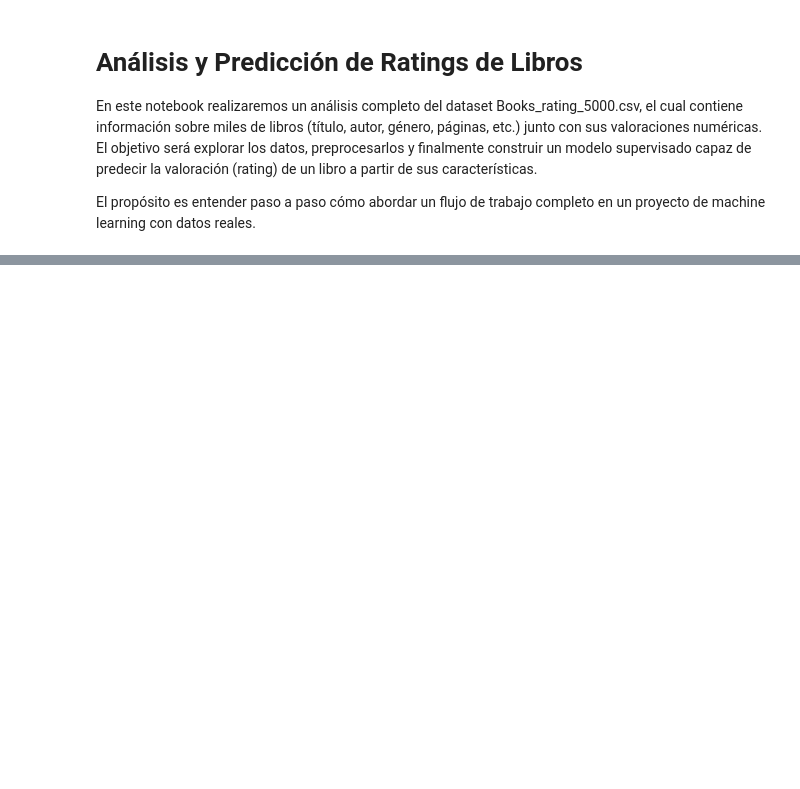
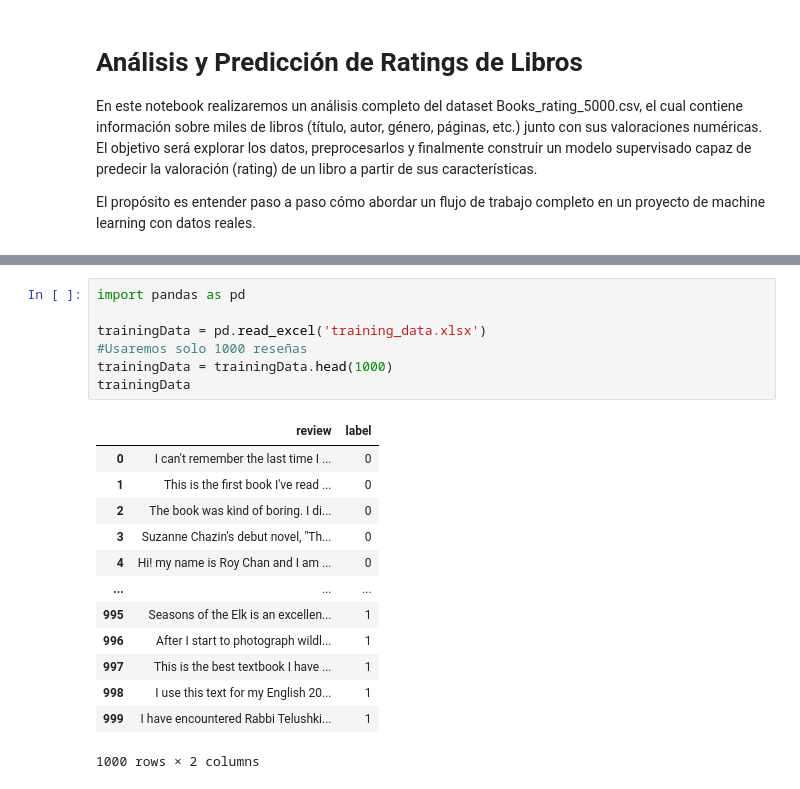
Before and after one commit to Akanenosketch/Bookflix-ABP, a Jupyter notebook: Notebook_Bookflix_Análisis_De_Sentimientos.ipynb, the cells around one changed output, grey strips where cells are left out. Cells and saved outputs as stored; diff of their text form; blank space fills up the shorter version.

```diff
--- a/Notebook_Bookflix_Análisis_De_Sentimientos.ipynb
+++ b/Notebook_Bookflix_Análisis_De_Sentimientos.ipynb
@@ -182,0 +31,21 @@ print("Modelo guardado.")
+# %%
+import pandas as pd
+
+trainingData = pd.read_excel('training_data.xlsx')
+#Usaremos solo 1000 reseñas
+trainingData = trainingData.head(1000)
+trainingData
+# %% [output]
+|  | review | label |
+| 0 | I can't remember the last time I ... | 0 |
+| 1 | This is the first book I've read ... | 0 |
+| 2 | The book was kind of boring. I di... | 0 |
+| 3 | Suzanne Chazin's debut novel, "Th... | 0 |
+| 4 | Hi! my name is Roy Chan and I am ... | 0 |
+| ... | ... | ... |
+| 995 | Seasons of the Elk is an excellen... | 1 |
+| 996 | After I start to photograph wildl... | 1 |
+| 997 | This is the best textbook I have ... | 1 |
+| 998 | I use this text for my English 20... | 1 |
+| 999 | I have encountered Rabbi Telushki... | 1 |
+1000 rows × 2 columns
```
Also changed, not shown: parts of 37 cells of this notebook.
